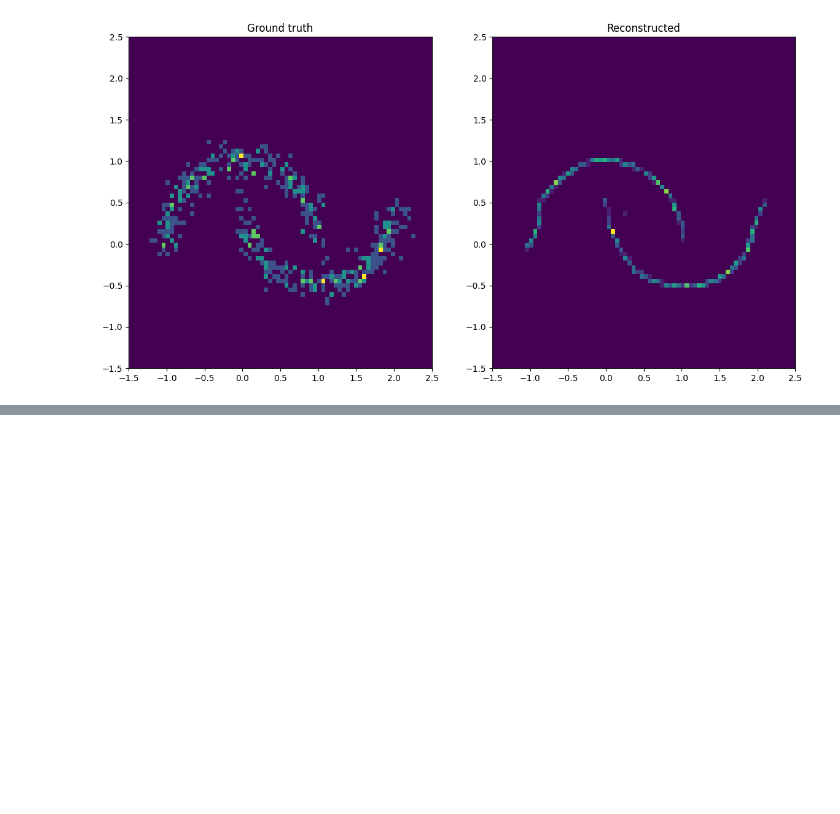
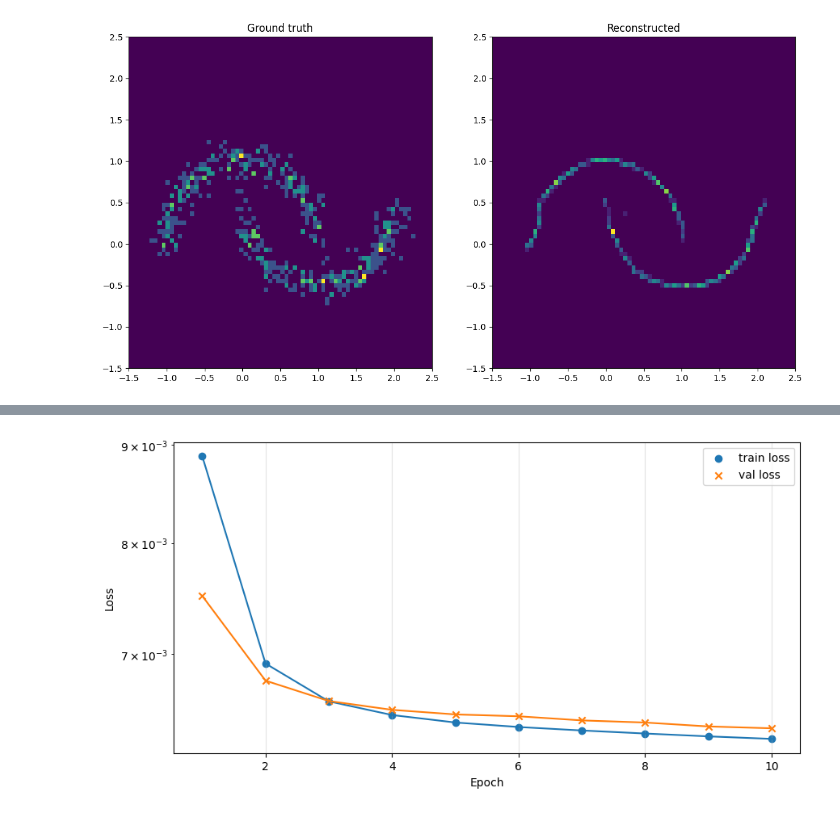
Before and after one commit to CKleiber/SciML-Seminar, a Jupyter notebook: main.ipynb, the cells around one changed output, grey strips where cells are left out. Saved outputs shown, nothing was run; the diff lists cells and outputs as text; code cells hidden in the pictures; blank space fills up the shorter version.

```diff
--- a/main.ipynb
+++ b/main.ipynb
@@ -192,0 +286,15 @@ ax[1].set_title('Reconstructed');
+# %%
+# train autoencoder on MNIST dataset
+
+INPUT_SIZE = 1
+BOTTLENECK_SIZE = 2
+HIDDEN_SIZE = 2
+HIDDEN_LAYERS = 2
+
+conv_autoencoder_mnist = ConvAutoencoder(INPUT_SIZE, HIDDEN_SIZE, HIDDEN_LAYERS, BOTTLENECK_SIZE)
+
+loss_history_mnist = train_autoencoder(conv_autoencoder_mnist, mnist_train, mnist_val, n_epochs=10, batch_size=32)
+# %%
+plot_loss_history(loss_history_mnist)
+# %% [output]
+[figure, added]
```
Also changed, not shown: parts of 8 cells of this notebook, 9 other files.
